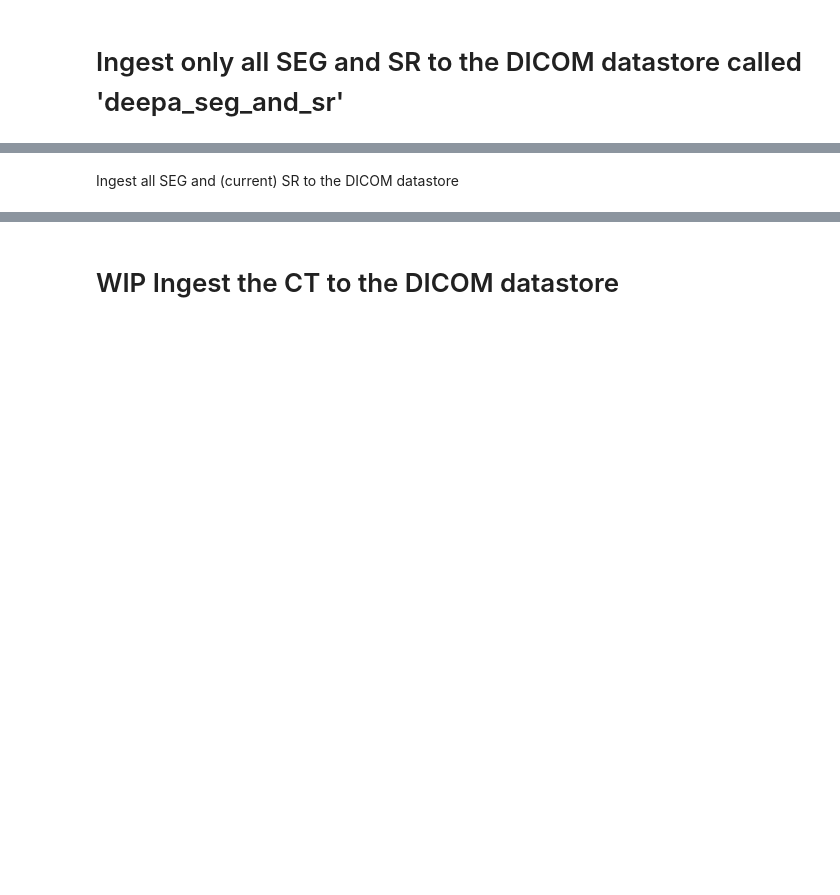
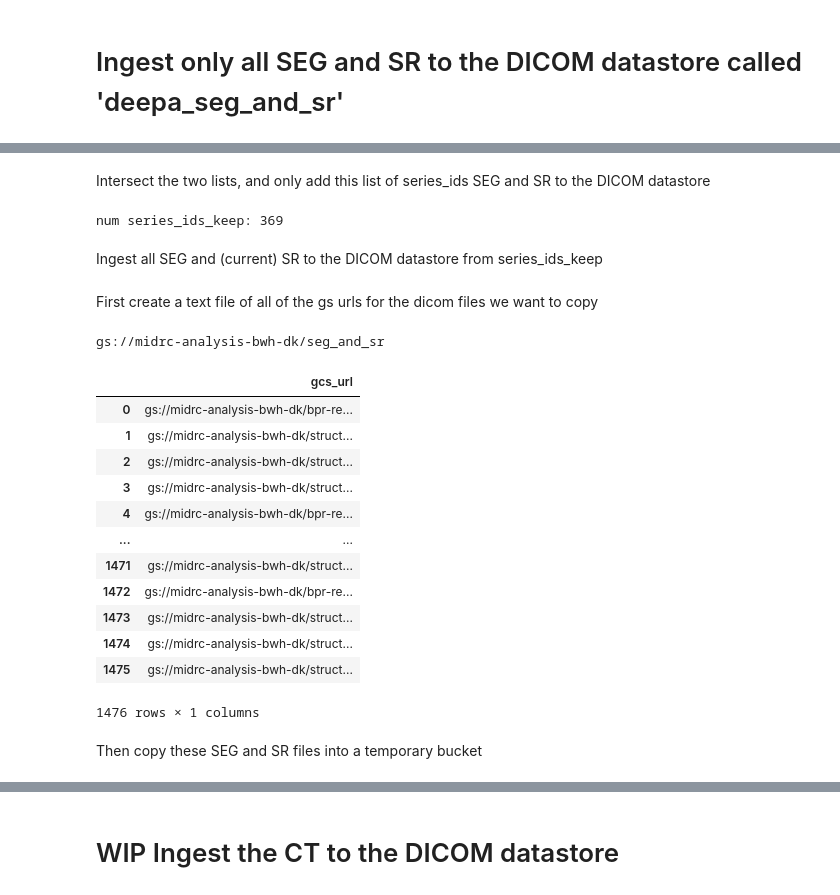
Before and after one commit to deepakri201/MIDRC_colab, a Jupyter notebook: MIDRC_add_DICOM_to_datastore.ipynb, the cells around one changed output, grey strips where cells are left out. Saved outputs shown, nothing was run; the diff lists cells and outputs as text; code cells hidden in the pictures; blank space fills up the shorter version.

Commit message:
ingesting SEG and SR into dicom datastore deepa_seg_and_sr

```diff
--- a/MIDRC_add_DICOM_to_datastore.ipynb
+++ b/MIDRC_add_DICOM_to_datastore.ipynb
@@ -570,0 +584,9 @@ Until I find where the bucket that has the raw data is stored.
+# %%
+bpr_json_path = os.path.join("gs://", bucket_name, bucket_path)
+bpr_folder = "/content/json"
+if not os.path.isdir(bpr_folder):
+  os.mkdir(bpr_folder)
+print(bpr_json_path)
+print(bpr_folder)
+
+!gsutil -m cp $bpr_json_path/*.json $bpr_folder
@@ -571,2 +695,57 @@ Until I find where the bucket that has the raw data is stored.
+# %% [markdown]
+Intersect the two lists, and only add this list of series_ids SEG and SR to the DICOM datastore
+# %%
+series_ids_keep = list(set(series_ids_chest_bpr) & set(series_ids_lung))
+print('num series_ids_keep: ' + str(len(series_ids_keep)))
+# %% [output]
+num series_ids_keep: 369
 # %% [markdown]
-Ingest all SEG and (current) SR to the DICOM datastore
+Ingest all SEG and (current) SR to the DICOM datastore from series_ids_keep
+# %% [markdown]
+First create a text file of all of the gs urls for the dicom files we want to copy
+# %%
+seg_and_sr_list = []
+download_path = os.path.join("gs://", bucket_name, bucket_path_sr_and_seg)
+print(download_path)
+
+for n in range(0,len(series_ids_keep)):
+  series_id = series_ids_keep[n]
+  # add dicom seg name
+  filename = os.path.join("gs://", bucket_name, bucket_path, 'dcmseg_' + str(series_id) + ".dcm")
+  seg_and_sr_list.append(filename)
+  # add radiomics name
+  filename = os.path.join("gs://", bucket_name, bucket_path_sr, "sr_radiomics_" + str(series_id) + ".dcm")
+  seg_and_sr_list.append(filename)
+  # add regions name
+  filename = os.path.join("gs://", bucket_name, bucket_path_sr, "sr_regions_" + str(series_id) + ".dcm")
+  seg_and_sr_list.append(filename)
+  # add landmarks name
+  filename = os.path.join("gs://", bucket_name, bucket_path_sr, "sr_landmarks_" + str(series_id) + ".dcm")
+  seg_and_sr_list.append(filename)
+# create dataframe
+series_df = pd.DataFrame()
+series_df["gcs_url"] = seg_and_sr_list
+# gcsurl_temp = "cp " + series_df["gcs_url"] + " " + download_path
+gcsurl_temp = series_df["gcs_url"]
+gs_file_path = "gcs_paths.txt"
+gcsurl_temp.to_csv(gs_file_path, header = False, index = False)
+# %% [output]
+gs://midrc-analysis-bwh-dk/seg_and_sr
+# %%
+series_df
+# %% [output]
+|  | gcs_url |
+| 0 | gs://midrc-analysis-bwh-dk/bpr-re... |
+| 1 | gs://midrc-analysis-bwh-dk/struct... |
+| 2 | gs://midrc-analysis-bwh-dk/struct... |
+| 3 | gs://midrc-analysis-bwh-dk/struct... |
+| 4 | gs://midrc-analysis-bwh-dk/bpr-re... |
+| ... | ... |
+| 1471 | gs://midrc-analysis-bwh-dk/struct... |
+| 1472 | gs://midrc-analysis-bwh-dk/bpr-re... |
+| 1473 | gs://midrc-analysis-bwh-dk/struct... |
+| 1474 | gs://midrc-analysis-bwh-dk/struct... |
+| 1475 | gs://midrc-analysis-bwh-dk/struct... |
+1476 rows × 1 columns
+# %% [markdown]
+Then copy these SEG and SR files into a temporary bucket
```
Also changed, not shown: parts of 22 cells of this notebook.
